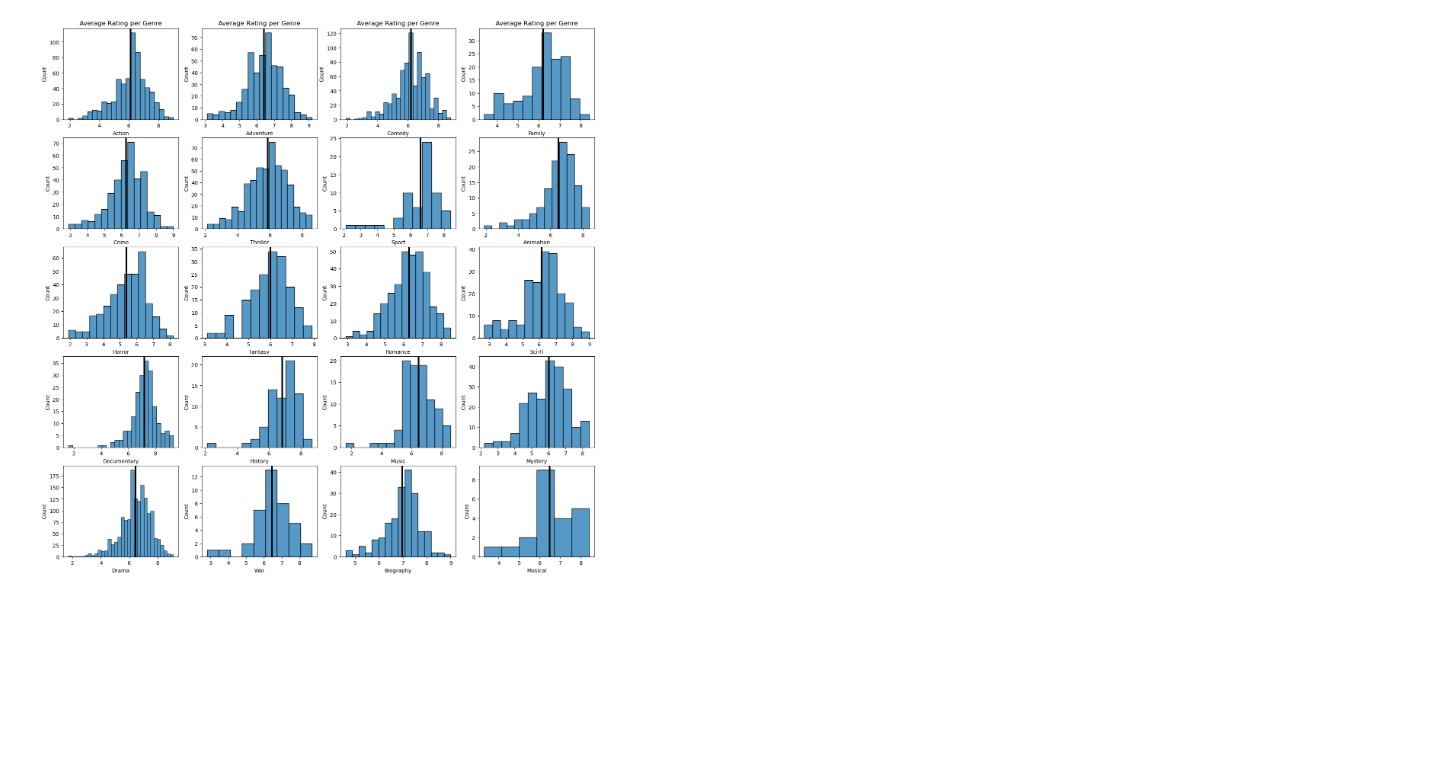
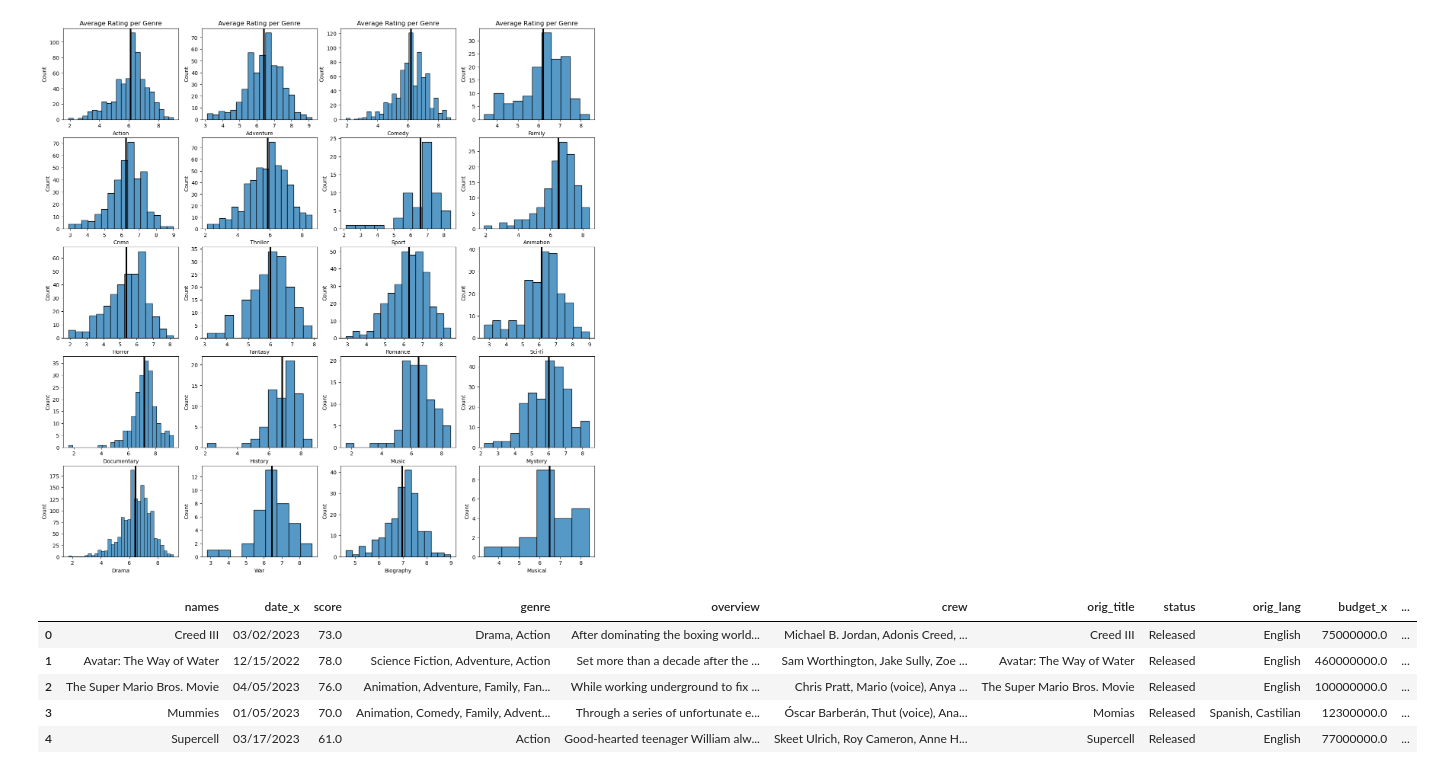
Before and after one commit to Reynch/dsc-phase-2-project-v3, a Jupyter notebook: Reyn.ipynb, the cells around one changed output. Cells and saved outputs as stored; diff of their text form; code cells hidden in the pictures; blank space fills up the shorter version.

Commit message:
added graphs and additional data

```diff
--- a/Reyn.ipynb
+++ b/Reyn.ipynb
@@ -338,0 +354,11 @@ for genre in genre_list:
+# %%
+imdf = pd.read_csv('unzippedData/imdb_movies.csv')
+# %%
+imdf.head()
+# %% [output]
+|  | names | date_x | score | genre | overview | crew | orig_title | status | orig_lang | budget_x | ... |
+| 0 | Creed III | 03/02/2023 | 73.0 | Drama, Action | After dominating the boxing world... | Michael B. Jordan, Adonis Creed, ... | Creed III | Released | English | 75000000.0 | ... |
+| 1 | Avatar: The Way of Water | 12/15/2022 | 78.0 | Science Fiction, Adventure, Action | Set more than a decade after the ... | Sam Worthington, Jake Sully, Zoe ... | Avatar: The Way of Water | Released | English | 460000000.0 | ... |
+| 2 | The Super Mario Bros. Movie | 04/05/2023 | 76.0 | Animation, Adventure, Family, Fan... | While working underground to fix ... | Chris Pratt, Mario (voice), Anya ... | The Super Mario Bros. Movie | Released | English | 100000000.0 | ... |
+| 3 | Mummies | 01/05/2023 | 70.0 | Animation, Comedy, Family, Advent... | Through a series of unfortunate e... | Óscar Barberán, Thut (voice), Ana... | Momias | Released | Spanish, Castilian | 12300000.0 | ... |
+| 4 | Supercell | 03/17/2023 | 61.0 | Action | Good-hearted teenager William alw... | Skeet Ulrich, Roy Cameron, Anne H... | Supercell | Released | English | 77000000.0 | ... |
```
Also changed, not shown: parts of 2 cells of this notebook, 2 other files.
